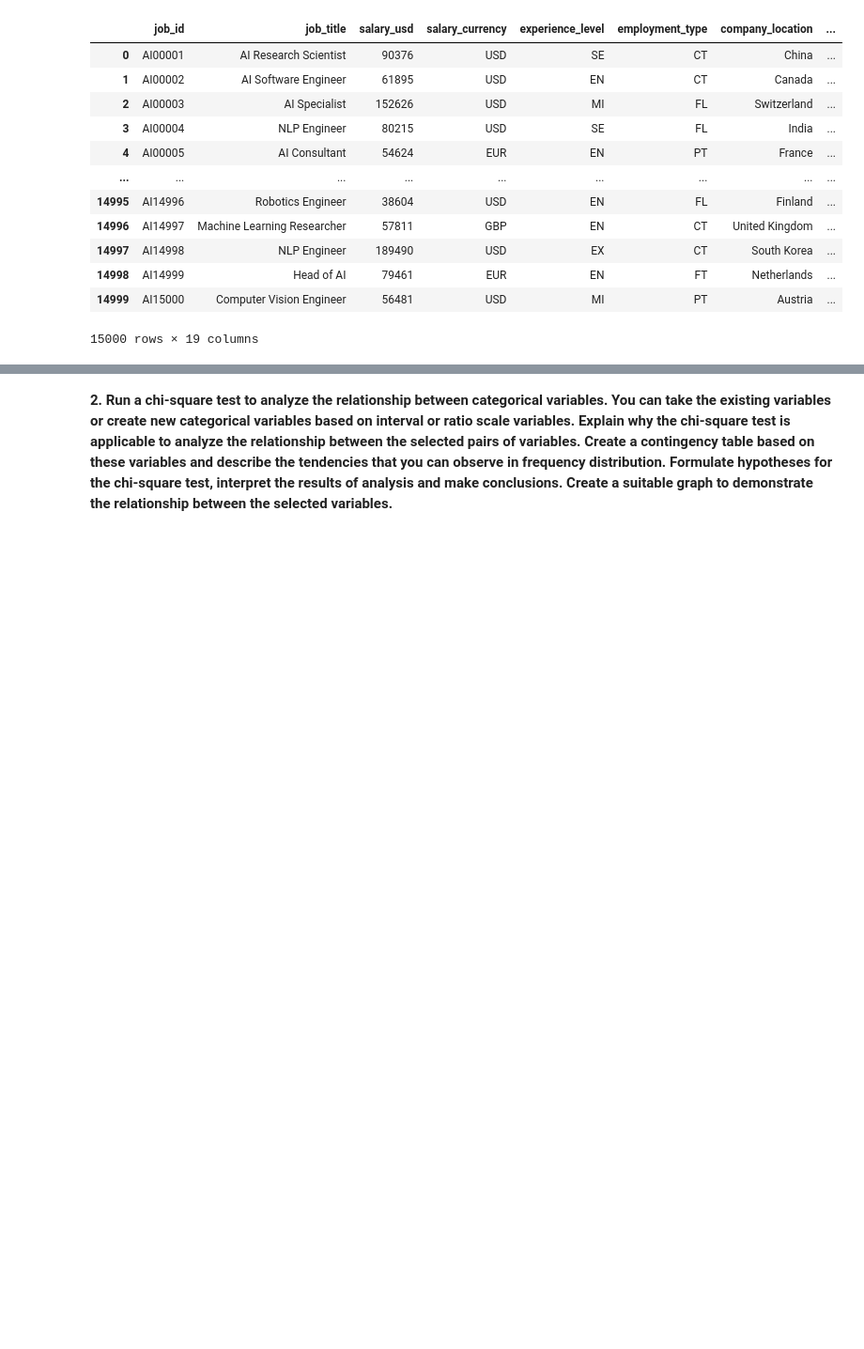
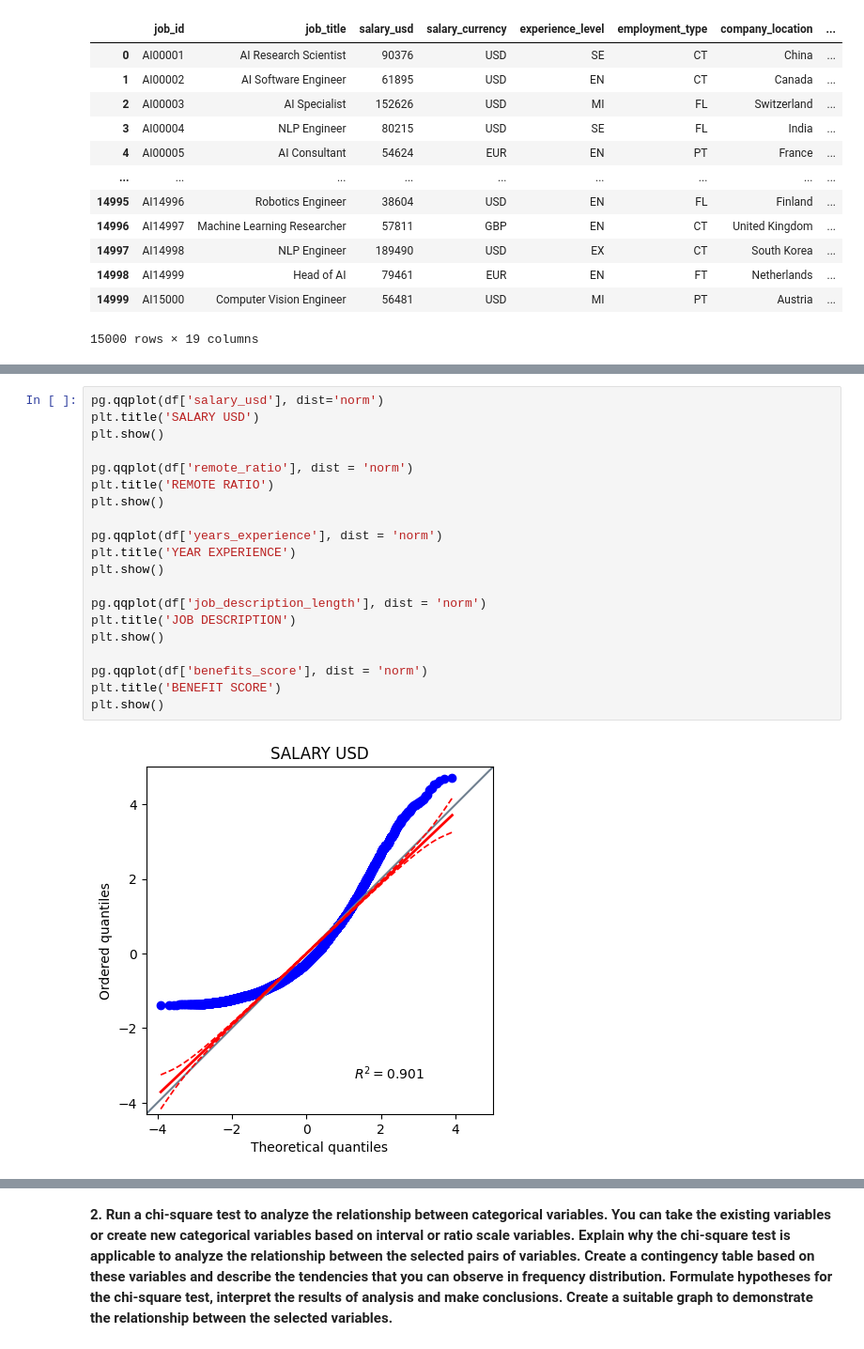
Before and after one commit to alanprawira/data-analyst, a Jupyter notebook: week2/Denune Galang Prawira.ipynb, the cells around one changed output, grey strips where cells are left out. Shown at 94% size. Cells and saved outputs as stored; diff of their text form; blank space fills up the shorter version.

```diff
--- a/week2/Denune Galang Prawira.ipynb
+++ b/week2/Denune Galang Prawira.ipynb
@@ -193,0 +186,22 @@ Not normal
+# %%
+pg.qqplot(df['salary_usd'], dist='norm')
+plt.title('SALARY USD')
+plt.show()
+
+pg.qqplot(df['remote_ratio'], dist = 'norm')
+plt.title('REMOTE RATIO')
+plt.show()
+
+pg.qqplot(df['years_experience'], dist = 'norm')
+plt.title('YEAR EXPERIENCE')
+plt.show()
+
+pg.qqplot(df['job_description_length'], dist = 'norm')
+plt.title('JOB DESCRIPTION')
+plt.show()
+
+pg.qqplot(df['benefits_score'], dist = 'norm')
+plt.title('BENEFIT SCORE')
+plt.show()
+# %% [output]
+[figure, added]
```
Also changed, not shown: parts of 35 cells of this notebook, 1 other file.
